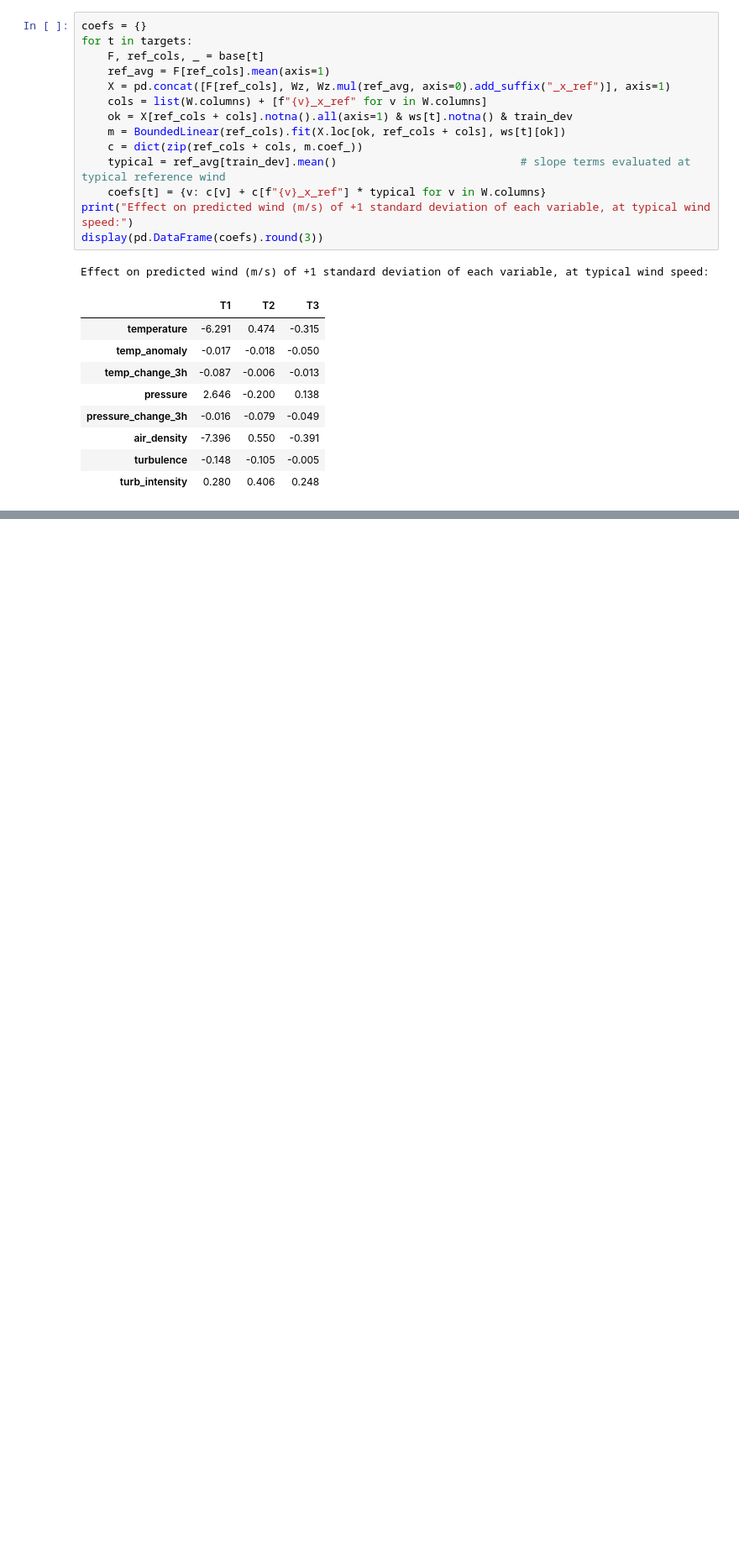
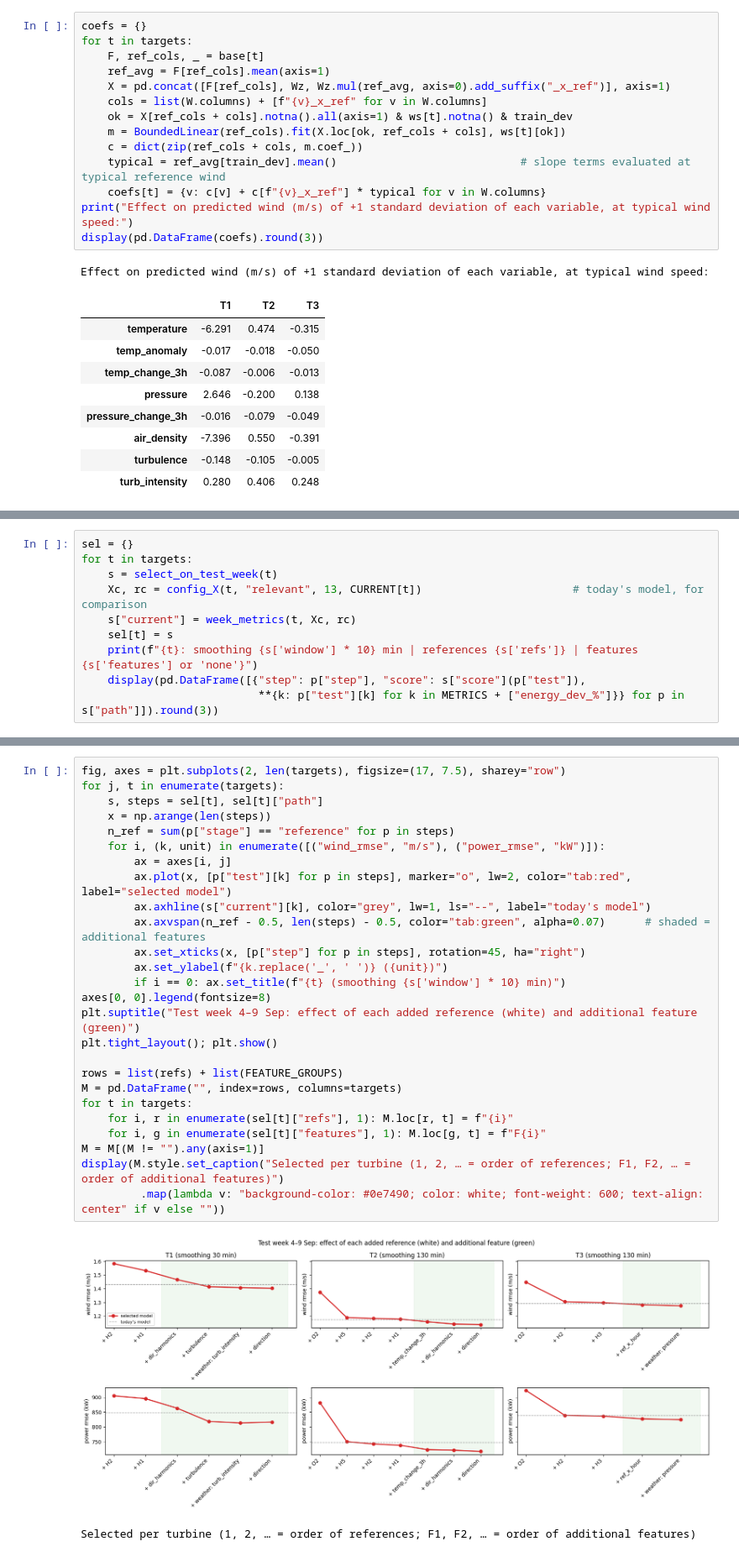
Before and after one commit to AdrianBodrug/Gone-with-the-wind-BayWe-Challenge, a Jupyter notebook: notebooks/data_analysis.ipynb, the cells around one changed output, grey strips where cells are left out. Shown at 84% size. Cells and saved outputs as stored; diff of their text form; blank space fills up the shorter version.

```diff
--- a/notebooks/data_analysis.ipynb
+++ b/notebooks/data_analysis.ipynb
@@ -2685,0 +3210,10 @@ Effect on predicted wind (m/s) of +1 standard deviation of each variable, at typ
+# %%
+sel = {}
+for t in targets:
+    s = select_on_test_week(t)
+    Xc, rc = config_X(t, "relevant", 13, CURRENT[t])                       # today's model, for comparison
+    s["current"] = week_metrics(t, Xc, rc)
+    sel[t] = s
+    print(f"{t}: smoothing {s['window'] * 10} min | references {s['refs']} | features {s['features'] or 'none'}")
+    display(pd.DataFrame([{"step": p["step"], "score": s["score"](p["test"]),
+                           **{k: p["test"][k] for k in METRICS + ["energy_dev_%"]}} for p in s["path"]]).round(3))
@@ -2685,0 +3245,29 @@ Effect on predicted wind (m/s) of +1 standard deviation of each variable, at typ
+# %%
+fig, axes = plt.subplots(2, len(targets), figsize=(17, 7.5), sharey="row")
+for j, t in enumerate(targets):
+    s, steps = sel[t], sel[t]["path"]
+    x = np.arange(len(steps))
+    n_ref = sum(p["stage"] == "reference" for p in steps)
+    for i, (k, unit) in enumerate([("wind_rmse", "m/s"), ("power_rmse", "kW")]):
+        ax = axes[i, j]
+        ax.plot(x, [p["test"][k] for p in steps], marker="o", lw=2, color="tab:red", label="selected model")
+        ax.axhline(s["current"][k], color="grey", lw=1, ls="--", label="today's model")
+        ax.axvspan(n_ref - 0.5, len(steps) - 0.5, color="tab:green", alpha=0.07)      # shaded = additional features
+        ax.set_xticks(x, [p["step"] for p in steps], rotation=45, ha="right")
+        ax.set_ylabel(f"{k.replace('_', ' ')} ({unit})")
+        if i == 0: ax.set_title(f"{t} (smoothing {s['window'] * 10} min)")
+axes[0, 0].legend(fontsize=8)
+plt.suptitle("Test week 4–9 Sep: effect of each added reference (white) and additional feature (green)")
+plt.tight_layout(); plt.show()
+
+rows = list(refs) + list(FEATURE_GROUPS)
+M = pd.DataFrame("", index=rows, columns=targets)
+for t in targets:
+    for i, r in enumerate(sel[t]["refs"], 1): M.loc[r, t] = f"{i}"
+    for i, g in enumerate(sel[t]["features"], 1): M.loc[g, t] = f"F{i}"
+M = M[(M != "").any(axis=1)]
+display(M.style.set_caption("Selected per turbine (1, 2, … = order of references; F1, F2, … = order of additional features)")
+         .map(lambda v: "background-color: #0e7490; color: white; font-weight: 600; text-align: center" if v else ""))
+# %% [output]
+[figure, added]
+Selected per turbine (1, 2, … = order of references; F1, F2, … = order of additional features)
```
Also changed, not shown: parts of 14 cells of this notebook, 11 other files.
